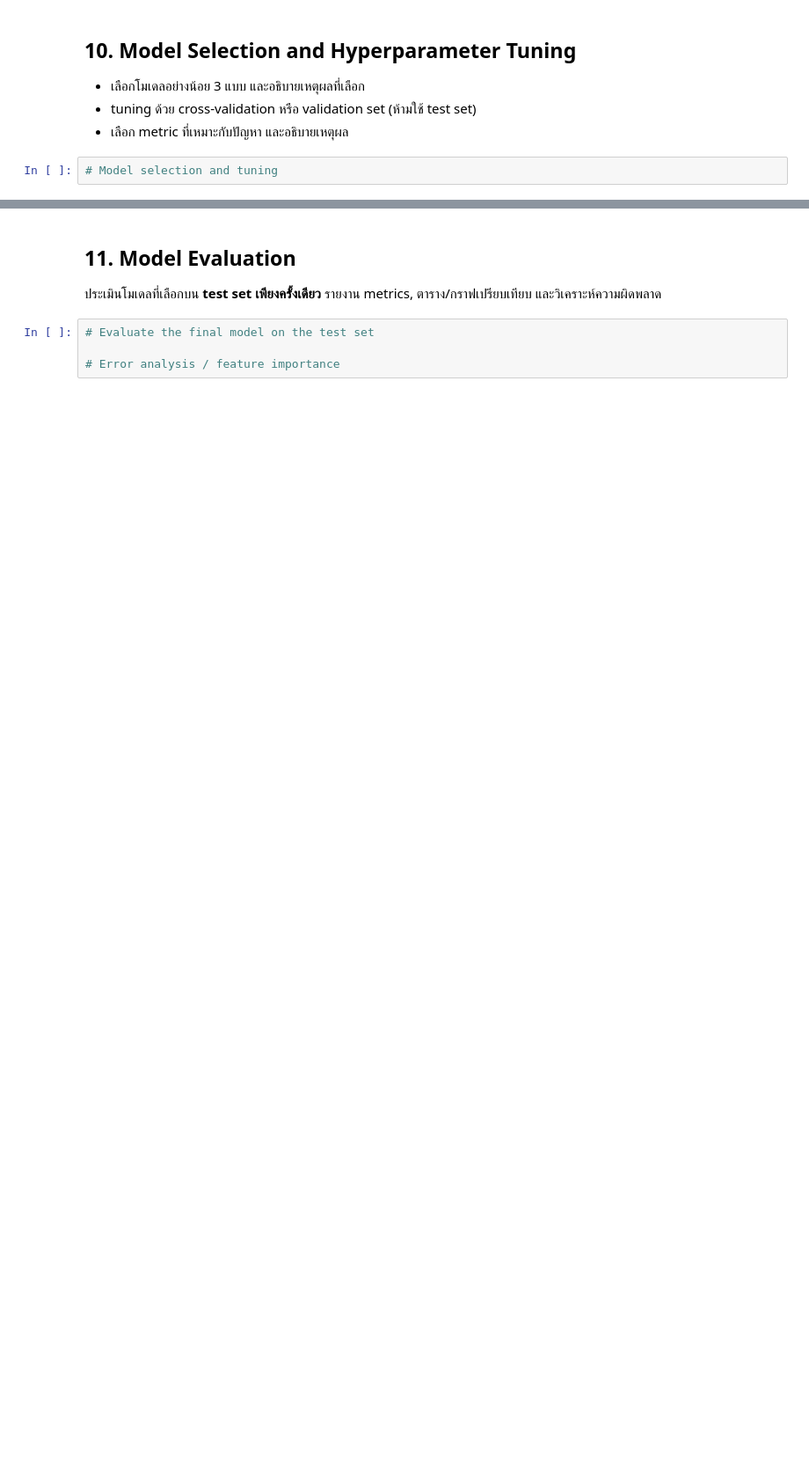
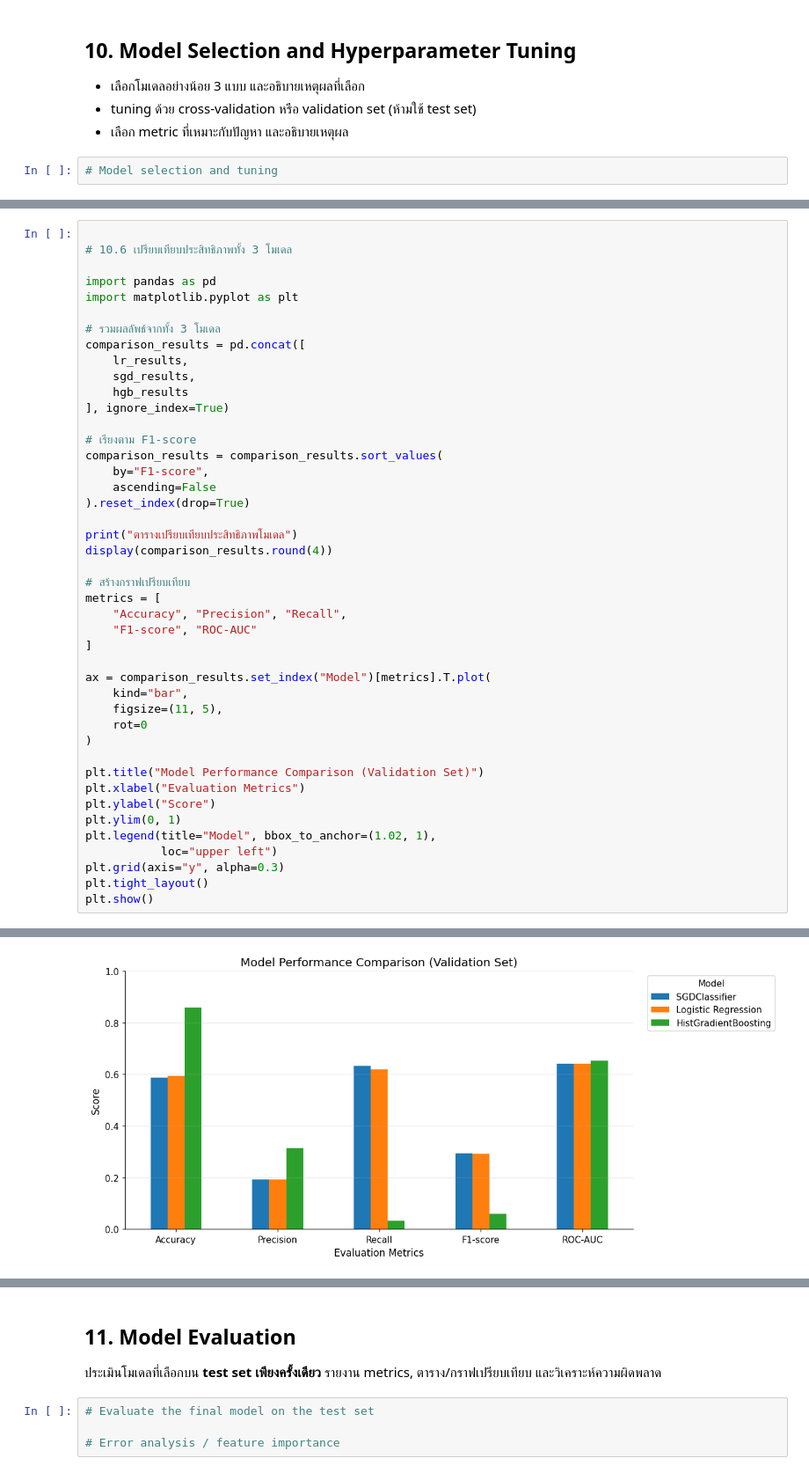
Before and after one commit to prapakronmu/project2_bigdata-G4, a Jupyter notebook: GROUP4_MiniProject_Part2_BigData_ML.ipynb, the cells around one changed output, grey strips where cells are left out. Shown at 88% size. Saved outputs shown, nothing was run; the diff lists cells and outputs as text; blank space fills up the shorter version.

```diff
--- a/GROUP4_MiniProject_Part2_BigData_ML.ipynb
+++ b/GROUP4_MiniProject_Part2_BigData_ML.ipynb
@@ -2096,0 +2490,45 @@ Category ที่ Validation มี แต่ Train ไม่เคยเห็
+# %%
+
+# 10.6 เปรียบเทียบประสิทธิภาพทั้ง 3 โมเดล
+
+import pandas as pd
+import matplotlib.pyplot as plt
+
+# รวมผลลัพธ์จากทั้ง 3 โมเดล
+comparison_results = pd.concat([
+    lr_results,
+    sgd_results,
+    hgb_results
+], ignore_index=True)
+
+# เรียงตาม F1-score
+comparison_results = comparison_results.sort_values(
+    by="F1-score",
+    ascending=False
+).reset_index(drop=True)
+
+print("ตารางเปรียบเทียบประสิทธิภาพโมเดล")
+display(comparison_results.round(4))
+
+# สร้างกราฟเปรียบเทียบ
+metrics = [
+    "Accuracy", "Precision", "Recall",
+    "F1-score", "ROC-AUC"
+]
+
+ax = comparison_results.set_index("Model")[metrics].T.plot(
+    kind="bar",
+    figsize=(11, 5),
+    rot=0
+)
+
+plt.title("Model Performance Comparison (Validation Set)")
+plt.xlabel("Evaluation Metrics")
+plt.ylabel("Score")
+plt.ylim(0, 1)
+plt.legend(title="Model", bbox_to_anchor=(1.02, 1),
+           loc="upper left")
+plt.grid(axis="y", alpha=0.3)
+plt.tight_layout()
+plt.show()
+# %% [output]
@@ -2096,0 +2540 @@ Category ที่ Validation มี แต่ Train ไม่เคยเห็
+[figure, added]
```
Also changed, not shown: parts of 27 cells of this notebook.
